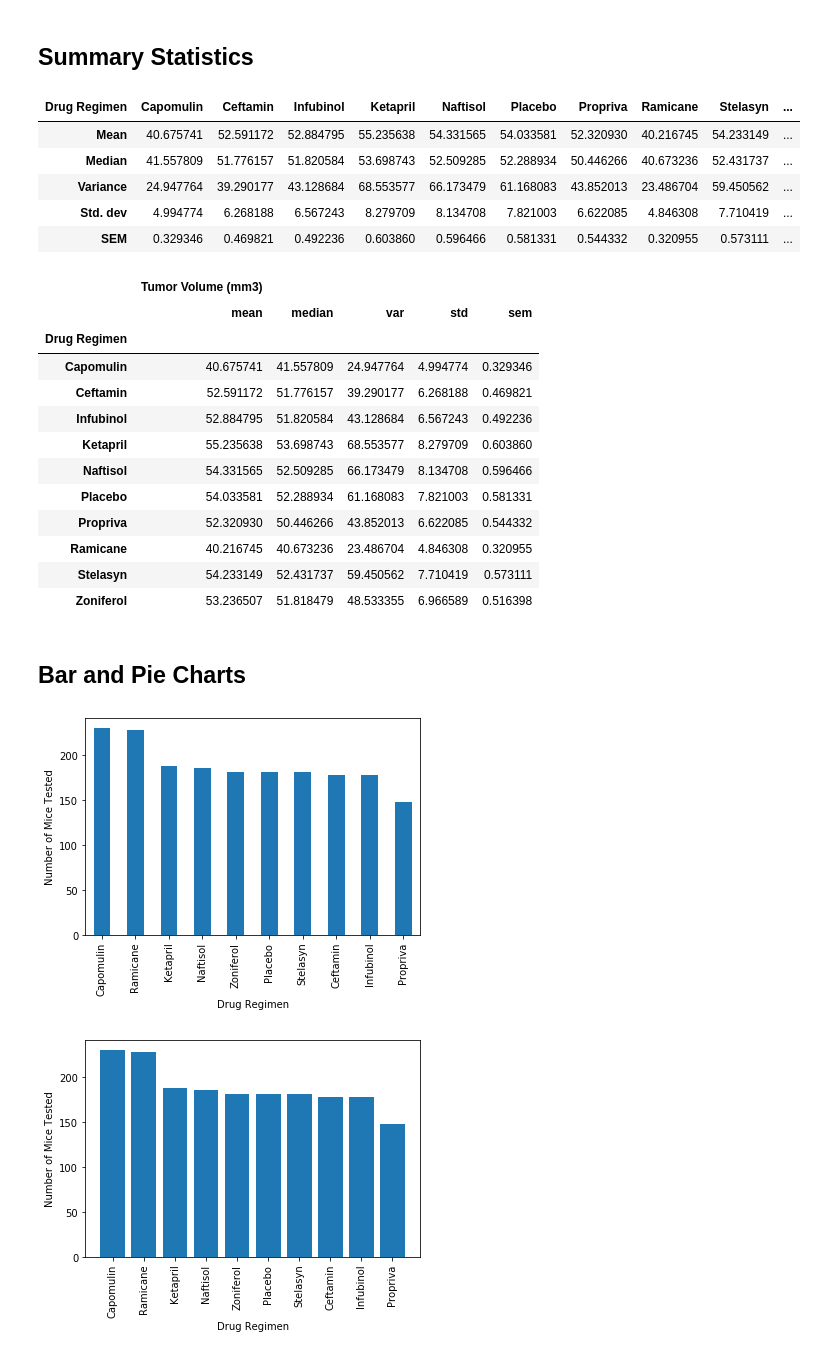
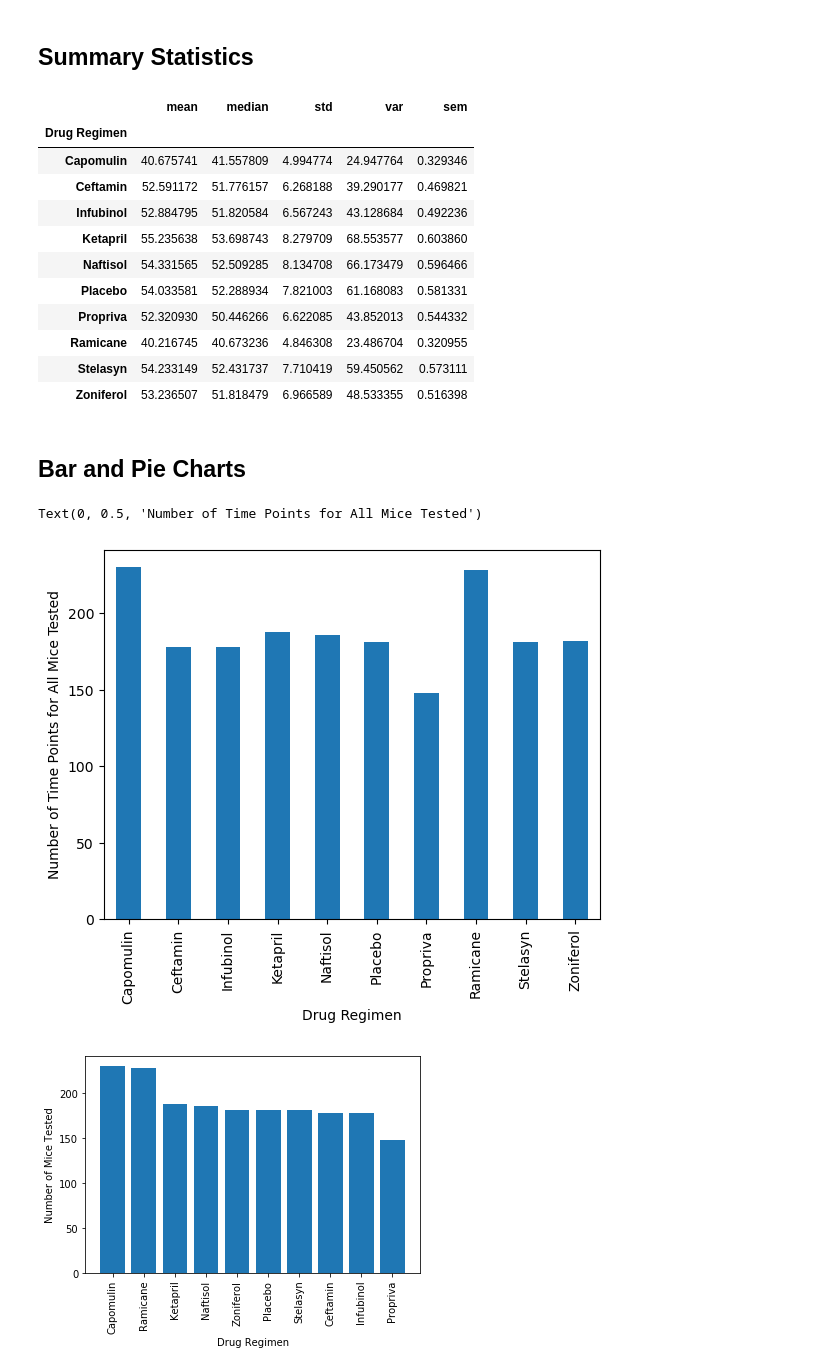
Before and after one commit to tmbiro/data_visualization, a Jupyter notebook: pymaceuticals.ipynb, the cells around one changed output. Saved outputs shown, nothing was run; the diff lists cells and outputs as text; code cells hidden in the pictures.

Commit message:
Trimmed summary statistics and  added the first bar graph

```diff
--- a/pymaceuticals.ipynb
+++ b/pymaceuticals.ipynb
@@ -73,8 +73,8 @@ mouse_duplicate
 | 920 | g989 | Propriva | Female | 21 | 26 | 35 | 62.570880 | ... |
 # %%
 # Create a clean DataFrame by dropping the duplicate mouse by its ID.
-mouse_no_duplicates = mouse_results.loc[mouse_results["Mouse ID"] != 'g989']
-mouse_no_duplicates
+mouse_cleaned = mouse_results.loc[mouse_results["Mouse ID"] != 'g989']
+mouse_cleaned
 # %% [output]
 |  | Mouse ID | Drug Regimen | Sex | Age_months | Weight (g) | Timepoint | Tumor Volume (mm3) | ... |
 | 0 | k403 | Ramicane | Male | 21 | 16 | 0 | 45.000000 | ... |
@@ -96,59 +96,36 @@ mouse_no_duplicates["Mouse ID"].nunique()
 248
 # %% [markdown]
 ## Summary Statistics
-# %%
-# Generate a summary statistics table of mean, median, variance, standard deviation, and SEM of the tumor volume for each regimen
-
-# Use groupby and summary statistical methods to calculate the following properties of each drug regimen:
-# mean, median, variance, standard deviation, and SEM of the tumor volume.
-mouse_mean = mouse_no_duplicates.groupby("Drug Regimen")["Tumor Volume (mm3)"].mean()
-mouse_median = mouse_no_duplicates.groupby("Drug Regimen")["Tumor Volume (mm3)"].median()
-mouse_var = mouse_no_duplicates.groupby("Drug Regimen")["Tumor Volume (mm3)"].var()
-mouse_std = mouse_no_duplicates.groupby("Drug Regimen")["Tumor Volume (mm3)"].std()
-mouse_sem = mouse_no_duplicates.groupby("Drug Regimen")["Tumor Volume (mm3)"].sem()
-
-# Assemble the resulting series into a single summary DataFrame.
-pd.DataFrame(
-    [
-        mouse_mean,
-        mouse_median,
-        mouse_var,
-        mouse_std,
-        mouse_sem
-    ],
-    index=['Mean', 'Median', 'Variance', 'Std. dev', 'SEM']
-)
-# %% [output]
-| Drug Regimen | Capomulin | Ceftamin | Infubinol | Ketapril | Naftisol | Placebo | Propriva | Ramicane | Stelasyn | ... |
-| Mean | 40.675741 | 52.591172 | 52.884795 | 55.235638 | 54.331565 | 54.033581 | 52.320930 | 40.216745 | 54.233149 | ... |
-| Median | 41.557809 | 51.776157 | 51.820584 | 53.698743 | 52.509285 | 52.288934 | 50.446266 | 40.673236 | 52.431737 | ... |
-| Variance | 24.947764 | 39.290177 | 43.128684 | 68.553577 | 66.173479 | 61.168083 | 43.852013 | 23.486704 | 59.450562 | ... |
-| Std. dev | 4.994774 | 6.268188 | 6.567243 | 8.279709 | 8.134708 | 7.821003 | 6.622085 | 4.846308 | 7.710419 | ... |
-| SEM | 0.329346 | 0.469821 | 0.492236 | 0.603860 | 0.596466 | 0.581331 | 0.544332 | 0.320955 | 0.573111 | ... |
 # %%
 # Generate a summary statistics table of mean, median, variance, standard deviation, and SEM of the tumor volume for each regimen
 
 # Using the aggregation method, produce the same summary statistics in a single line.
+summary2 = mouse_cleaned.groupby("Drug Regimen")["Tumor Volume (mm3)"].agg(['mean', 'median', 'std',
+'var', 'sem'])
+summary2
 # %% [output]
-|  | Tumor Volume (mm3) |  |  |  |  |
-|  | mean | median | var | std | sem |
+|  | mean | median | std | var | sem |
 | Drug Regimen |  |  |  |  |  |
-| Capomulin | 40.675741 | 41.557809 | 24.947764 | 4.994774 | 0.329346 |
-| Ceftamin | 52.591172 | 51.776157 | 39.290177 | 6.268188 | 0.469821 |
-| Infubinol | 52.884795 | 51.820584 | 43.128684 | 6.567243 | 0.492236 |
-| Ketapril | 55.235638 | 53.698743 | 68.553577 | 8.279709 | 0.603860 |
-| Naftisol | 54.331565 | 52.509285 | 66.173479 | 8.134708 | 0.596466 |
-| Placebo | 54.033581 | 52.288934 | 61.168083 | 7.821003 | 0.581331 |
-| Propriva | 52.320930 | 50.446266 | 43.852013 | 6.622085 | 0.544332 |
-| Ramicane | 40.216745 | 40.673236 | 23.486704 | 4.846308 | 0.320955 |
-| Stelasyn | 54.233149 | 52.431737 | 59.450562 | 7.710419 | 0.573111 |
-| Zoniferol | 53.236507 | 51.818479 | 48.533355 | 6.966589 | 0.516398 |
+| Capomulin | 40.675741 | 41.557809 | 4.994774 | 24.947764 | 0.329346 |
+| Ceftamin | 52.591172 | 51.776157 | 6.268188 | 39.290177 | 0.469821 |
+| Infubinol | 52.884795 | 51.820584 | 6.567243 | 43.128684 | 0.492236 |
+| Ketapril | 55.235638 | 53.698743 | 8.279709 | 68.553577 | 0.603860 |
+| Naftisol | 54.331565 | 52.509285 | 8.134708 | 66.173479 | 0.596466 |
+| Placebo | 54.033581 | 52.288934 | 7.821003 | 61.168083 | 0.581331 |
+| Propriva | 52.320930 | 50.446266 | 6.622085 | 43.852013 | 0.544332 |
+| Ramicane | 40.216745 | 40.673236 | 4.846308 | 23.486704 | 0.320955 |
+| Stelasyn | 54.233149 | 52.431737 | 7.710419 | 59.450562 | 0.573111 |
+| Zoniferol | 53.236507 | 51.818479 | 6.966589 | 48.533355 | 0.516398 |
 # %% [markdown]
 ## Bar and Pie Charts
 # %%
-# Generate a bar plot showing the total number of timepoints for all mice tested for each drug regimen using Pandas.
+# Generate a bar plot showing the total number of time points for all mice tested for each drug regimen throughout the study using Pandas DataFrame.plot() method.
+mouse_counted = mouse_cleaned.groupby("Drug Regimen")["Timepoint"].count()
+bar1 = mouse_counted.plot.bar(x="Drug Regimen", y="Timepoint", rot=90)
+bar1.set_ylabel('Number of Time Points for All Mice Tested')
 # %% [output]
+Text(0, 0.5, 'Number of Time Points for All Mice Tested')
-[figure, old version]
+[figure, new version]
 # %%
 # Generate a bar plot showing the total number of timepoints for all mice tested for each drug regimen using pyplot.
 # %% [output]
```
Also changed, not shown: parts of 2 cells of this notebook.
